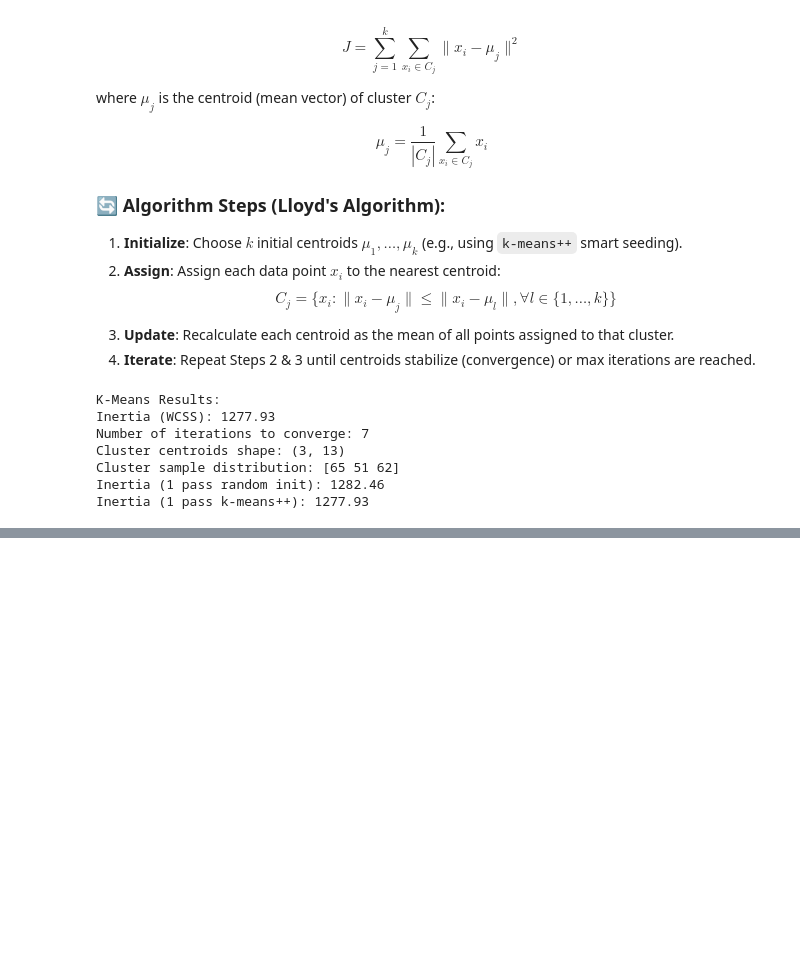
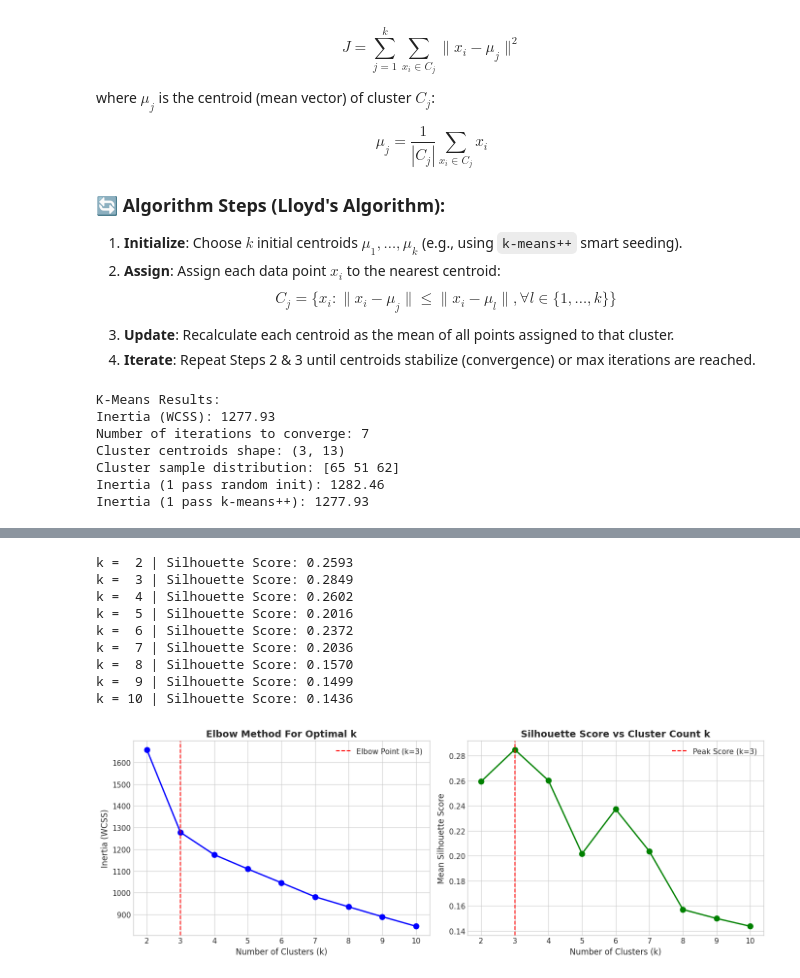
Before and after one commit to preetamvr1595/sklearn, a Jupyter notebook: 04_unsupervised_preprocessing.ipynb, the cells around one changed output, grey strips where cells are left out. Drawn from its saved outputs; the diff is of its cells as text; code cells hidden in the pictures; blank space fills up the shorter version.

Commit message:
feat(04): implement Elbow Method and multi-panel sample-wise Silhouette visualizer for cluster count selection

```diff
--- a/04_unsupervised_preprocessing.ipynb
+++ b/04_unsupervised_preprocessing.ipynb
@@ -98,0 +113,48 @@ Inertia (1 pass k-means++): 1277.93
+# %%
+from sklearn.metrics import silhouette_score, silhouette_samples
+
+inertias = []
+silhouette_avg_scores = []
+k_range = range(2, 11)
+
+for k in k_range:
+    km = KMeans(n_clusters=k, init='k-means++', n_init=10, random_state=42).fit(X_scaled)
+    inertias.append(km.inertia_)
+    score = silhouette_score(X_scaled, km.labels_)
+    silhouette_avg_scores.append(score)
+
+# Plotting Elbow and Silhouette curves side by side
+fig, (ax1, ax2) = plt.subplots(1, 2, figsize=(14, 5))
+
+# Elbow curve
+ax1.plot(k_range, inertias, 'bo-', linewidth=2, markersize=8)
+ax1.set_xlabel('Number of Clusters (k)', fontsize=12)
+ax1.set_ylabel('Inertia (WCSS)', fontsize=12)
+ax1.set_title('Elbow Method For Optimal k', fontsize=14, fontweight='bold')
+ax1.axvline(x=3, color='r', linestyle='--', label='Elbow Point (k=3)')
+ax1.legend()
+
+# Silhouette curve
+ax2.plot(k_range, silhouette_avg_scores, 'go-', linewidth=2, markersize=8)
+ax2.set_xlabel('Number of Clusters (k)', fontsize=12)
+ax2.set_ylabel('Mean Silhouette Score', fontsize=12)
+ax2.set_title('Silhouette Score vs Cluster Count k', fontsize=14, fontweight='bold')
+ax2.axvline(x=3, color='r', linestyle='--', label='Peak Score (k=3)')
+ax2.legend()
+
+plt.tight_layout()
+plt.show()
+
+for k, score in zip(k_range, silhouette_avg_scores):
+    print(f"k = {k:2d} | Silhouette Score: {score:.4f}")
+# %% [output]
+k =  2 | Silhouette Score: 0.2593
+k =  3 | Silhouette Score: 0.2849
+k =  4 | Silhouette Score: 0.2602
+k =  5 | Silhouette Score: 0.2016
+k =  6 | Silhouette Score: 0.2372
+k =  7 | Silhouette Score: 0.2036
+k =  8 | Silhouette Score: 0.1570
+k =  9 | Silhouette Score: 0.1499
+k = 10 | Silhouette Score: 0.1436
+[figure, added]
```
Also changed, not shown: parts of 3 cells of this notebook.
